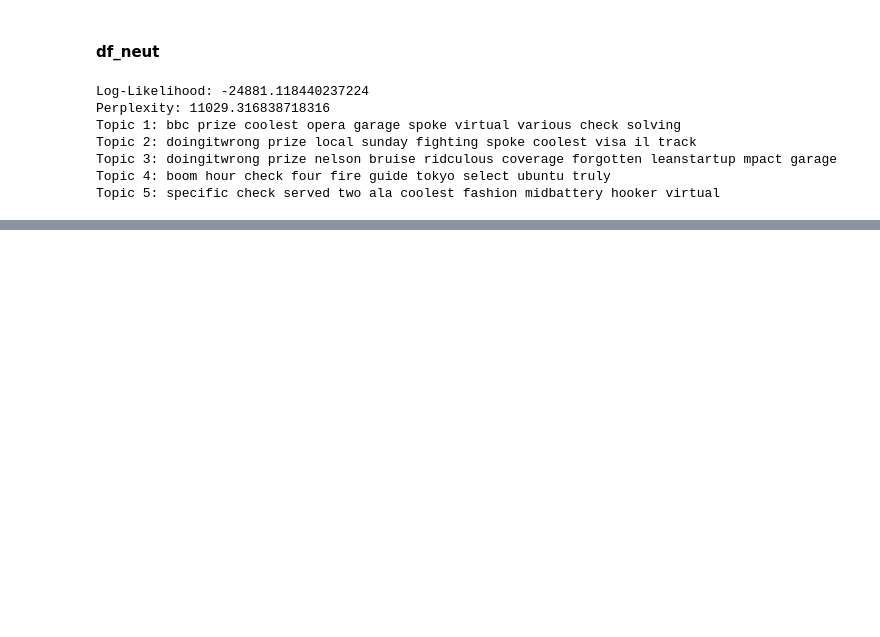
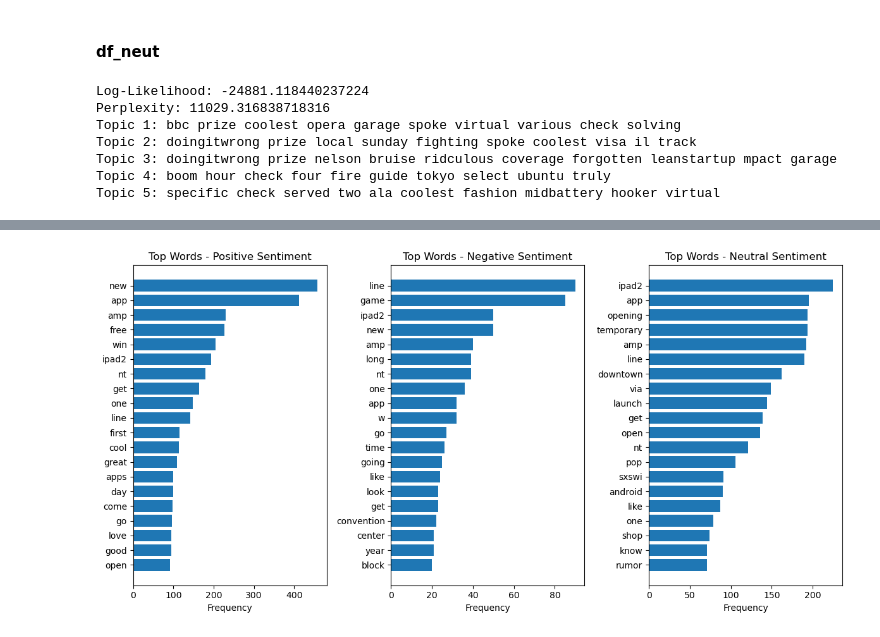
Before and after one commit to hthota1/Twitter-Sentiment-Analysis, a Jupyter notebook: Notebook_nl_2.ipynb, the cells around one changed output, grey strips where cells are left out. Drawn from its saved outputs; the diff is of its cells as text; code cells hidden in the pictures; blank space fills up the shorter version.

```diff
--- a/Notebook_nl_2.ipynb
+++ b/Notebook_nl_2.ipynb
@@ -900,0 +1001,53 @@ Topic 5: specific check served two ala coolest fashion midbattery hooker virtual
+# %%
+df_pos = apple_df[apple_df['sentiment'] > 0]
+df_neg = apple_df[apple_df['sentiment'] < 0]
+df_neut = apple_df[apple_df['sentiment'] == 0]
+# %%
+word_pos = nltk.FreqDist([word for tokens in df_pos['tokens'] for word in tokens])
+word_neg = nltk.FreqDist([word for tokens in df_neg['tokens'] for word in tokens])
+word_neut = nltk.FreqDist([word for tokens in df_neut['tokens'] for word in tokens])
+# %%
+import matplotlib.pyplot as plt
+
+# Assuming you have already calculated the word frequencies using nltk.FreqDist
+# word_pos, word_neg, word_neut are the FreqDist objects
+
+# Get the top N words from each FreqDist object
+top_n = 20  # Number of top words to display
+top_words_pos = word_pos.most_common(top_n)
+top_words_neg = word_neg.most_common(top_n)
+top_words_neut = word_neut.most_common(top_n)
+
+# Extract the words and frequencies from the top word lists, and reverse the order
+words_pos, freqs_pos = zip(*reversed(top_words_pos))
+words_neg, freqs_neg = zip(*reversed(top_words_neg))
+words_neut, freqs_neut = zip(*reversed(top_words_neut))
+
+# Plotting the word frequencies side by side
+plt.figure(figsize=(12, 6))
+
+# Plot for positive sentiment
+plt.subplot(1, 3, 1)
+plt.barh(range(len(words_pos)), freqs_pos, align='center')
+plt.yticks(range(len(words_pos)), words_pos)
+plt.xlabel('Frequency')
+plt.title('Top Words - Positive Sentiment')
+
+# Plot for negative sentiment
+plt.subplot(1, 3, 2)
+plt.barh(range(len(words_neg)), freqs_neg, align='center')
+plt.yticks(range(len(words_neg)), words_neg)
+plt.xlabel('Frequency')
+plt.title('Top Words - Negative Sentiment')
+
+# Plot for neutral sentiment
+plt.subplot(1, 3, 3)
+plt.barh(range(len(words_neut)), freqs_neut, align='center')
+plt.yticks(range(len(words_neut)), words_neut)
+plt.xlabel('Frequency')
+plt.title('Top Words - Neutral Sentiment')
+
+plt.tight_layout()
+plt.show()
+# %% [output]
+[figure, added]
```
Also changed, not shown: parts of 30 cells of this notebook.
